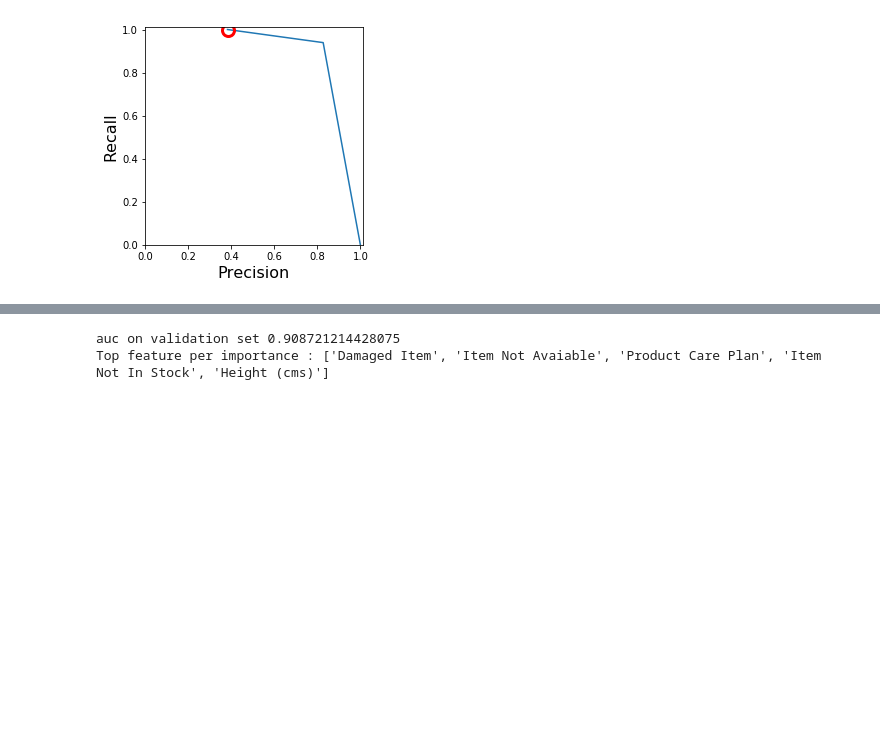
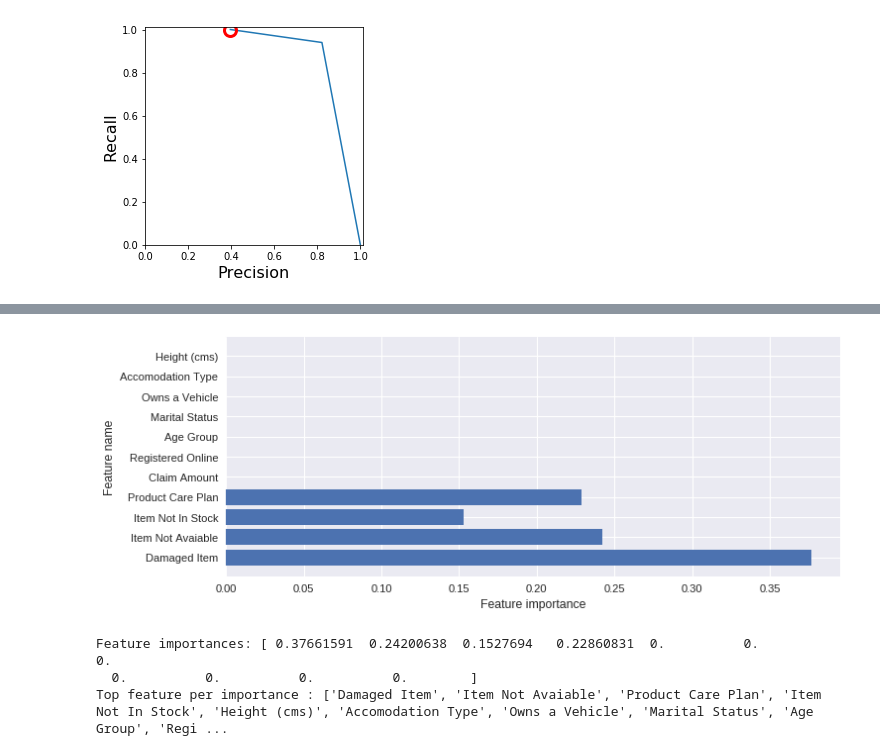
Before and after one commit to experimentboy/A_fraud_experiment, a Jupyter notebook: Fraud_start.ipynb, the cells around one changed output, grey strips where cells are left out. Saved outputs shown, nothing was run; the diff lists cells and outputs as text; code cells hidden in the pictures; blank space fills up the shorter version.

```diff
--- a/Fraud_start.ipynb
+++ b/Fraud_start.ipynb
@@ -65,7 +65,7 @@ train_data['Height (cms)'] = scaler.fit_transform(train_data['Height (cms)'])
 #splt train and test data
 X_train = train_data.iloc[:,2:]
 y_train = train_data.iloc[:,1]
-X_train2, X_test2, y_train2, y_test2 = train_test_split(X_train, y_train, test_size = 0.75, random_state=0)
+X_train2, X_test2, y_train2, y_test2 = train_test_split(X_train, y_train, test_size = 0.25, random_state=0)
 #train Deision tree model
 clf = DecisionTreeClassifier(random_state = 0 ,max_depth = 3).fit(X_train2, y_train2)
 #model score, fpr, tpr, and threshold for the validation test set
@@ -112,8 +121,16 @@ plt.show()
 # %%
+from adspy_shared_utilities import plot_feature_importances
+
+plt.figure(figsize=(10,4), dpi=80)
+plot_feature_importances(clf, X_train.columns)
+plt.show()
+
 #Display feature importance
-print('auc on validation set {}'.format(roc_auc_lr))
-top_feature = pd.Series(clf.feature_importances_,index=X_train.columns).sort_values(ascending=False).iloc[:5].index.tolist()
+print('Feature importances: {}'.format(clf.feature_importances_))
+top_feature = pd.Series(clf.feature_importances_,index=X_train.columns).sort_values(ascending=False).iloc[:11].index.tolist()
 print("Top feature per importance :", top_feature)
 # %% [output]
+[figure, added]
-auc on validation set 0.908721214428075
-Top feature per importance : ['Damaged Item', 'Item Not Avaiable', 'Product Care Plan', 'Item Not In Stock', 'Height (cms)']
+Feature importances: [ 0.37661591  0.24200638  0.1527694   0.22860831  0.          0.          0.
+  0.          0.          0.          0.        ]
+Top feature per importance : ['Damaged Item', 'Item Not Avaiable', 'Product Care Plan', 'Item Not In Stock', 'Height (cms)', 'Accomodation Type', 'Owns a Vehicle', 'Marital Status', 'Age Group', 'Regi ...
```
Also changed, not shown: parts of 2 cells of this notebook, 1 other file.
